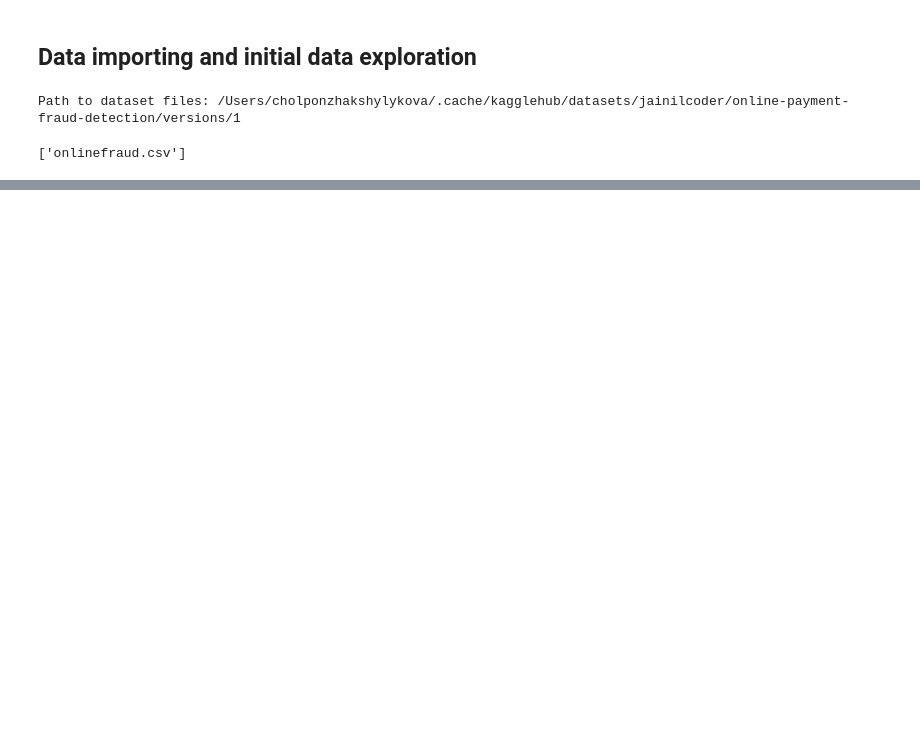
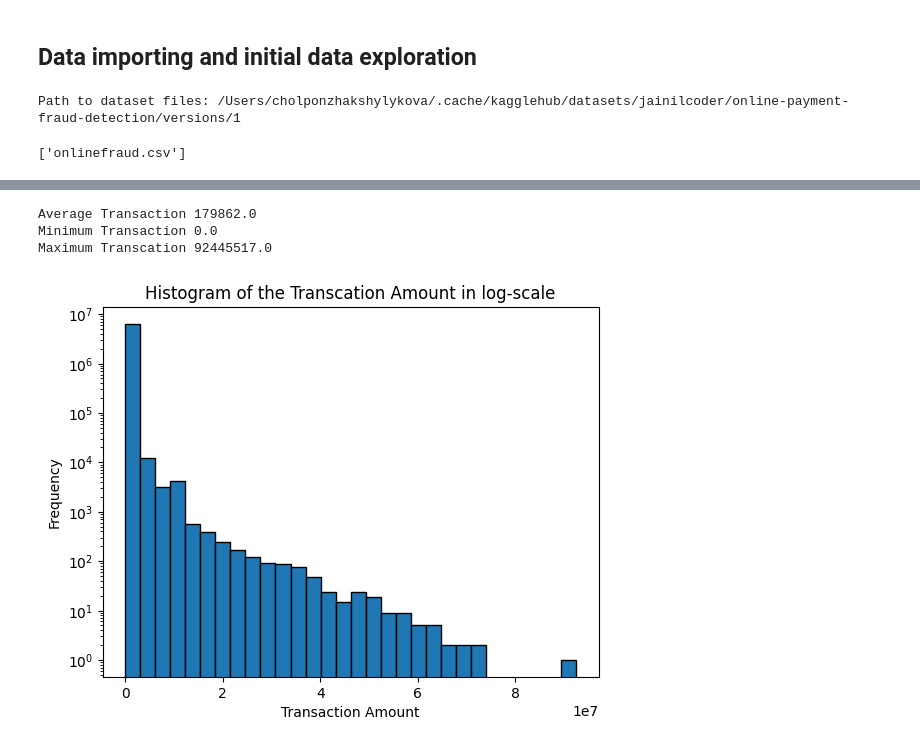
Before and after one commit to CZhakshylykova/MM0004-falcon-eye, a Jupyter notebook: submissions/sds-members/cholpon-zhakshylyova/cholpon_zhakshylykova_finfraud_mission.ipynb, the cells around one changed output, grey strips where cells are left out. Drawn from its saved outputs; the diff is of its cells as text; code cells hidden in the pictures; blank space fills up the shorter version.

```diff
--- a/submissions/sds-members/cholpon-zhakshylyova/cholpon_zhakshylykova_finfraud_mission.ipynb
+++ b/submissions/sds-members/cholpon-zhakshylyova/cholpon_zhakshylykova_finfraud_mission.ipynb
@@ -22,0 +122,17 @@ data = pd.read_csv(os.path.join(path, "onlinefraud.csv"))
+# %%
+# look into the amount
+print(f"Minimum Transaction {round(np.min(data["amount"]),0)}")
+print(f"Maximum Transcation {round(np.max(data["amount"]),0)}")
+print(f"Average Transaction {round(np.mean(data["amount"]),0)}")
+plt.hist(x = data["amount"], bins = 30, edgecolor = "black", log=True)
+plt.title("Histogram of the Transcation Amount in log-scale")
+plt.xlabel("Transaction Amount")
+plt.ylabel("Frequency")
+plt.show()
+
+#sns.boxenplot( x= data["amount"], log_scale=True)
+# %% [output]
+Average Transaction 179862.0
+Minimum Transaction 0.0
+Maximum Transcation 92445517.0
+[figure, added]
```
Also changed, not shown: parts of 9 cells of this notebook.
